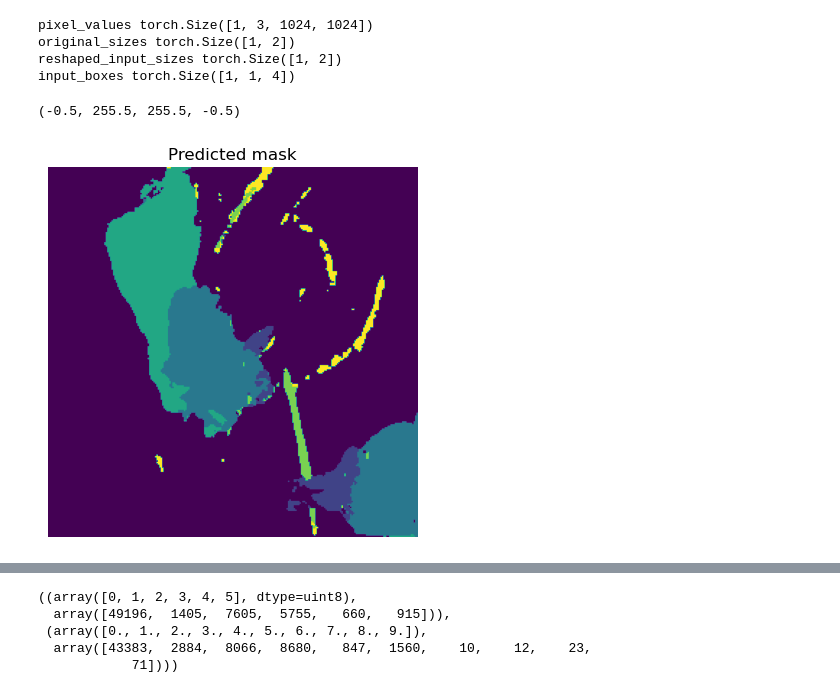
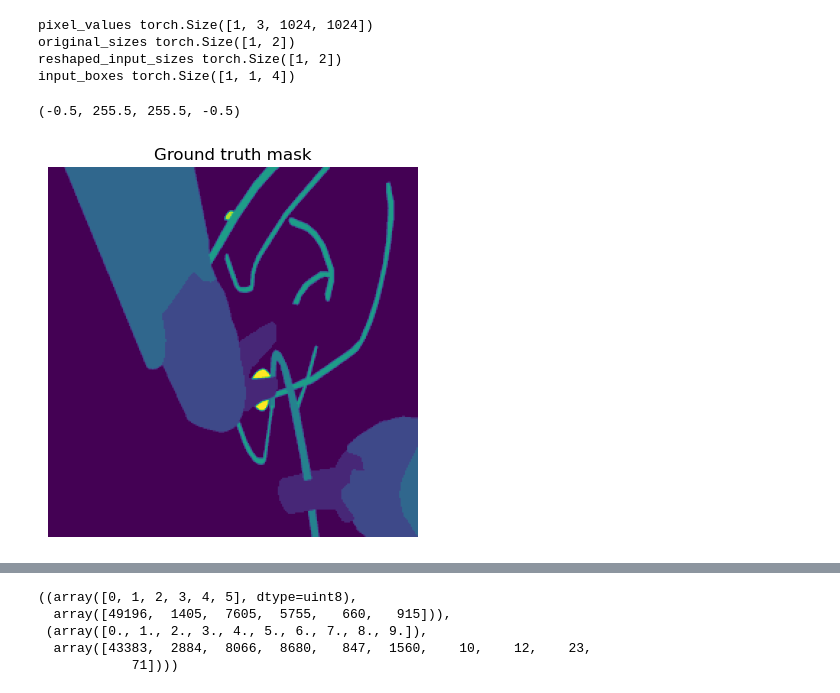
Before and after one commit to bertleq/segmentation-challenge, a Jupyter notebook: model.ipynb, the cells around one changed output, grey strips where cells are left out. Drawn from its saved outputs; the diff is of its cells as text; code cells hidden in the pictures.

```diff
--- a/model.ipynb
+++ b/model.ipynb
@@ -543,9 +543,9 @@ medsam_seg_prob = medsam_seg_prob.cpu().numpy().squeeze()
 medsam_seg = np.argmax(medsam_seg_prob, axis = 0).astype(np.uint8)
 # %%
 fig, axes = plt.subplots()
-axes.imshow(medsam_seg*1)
-axes.title.set_text(f"Predicted mask")
+axes.imshow(np.array(dataset[100]['label']).mean(axis = 2)*1)
+axes.title.set_text(f"Ground truth mask")
 axes.axis("off")
 # %% [output]
 (-0.5, 255.5, 255.5, -0.5)
-[figure, old version]
+[figure, new version]
```
Also changed, not shown: parts of 1 cell of this notebook.
